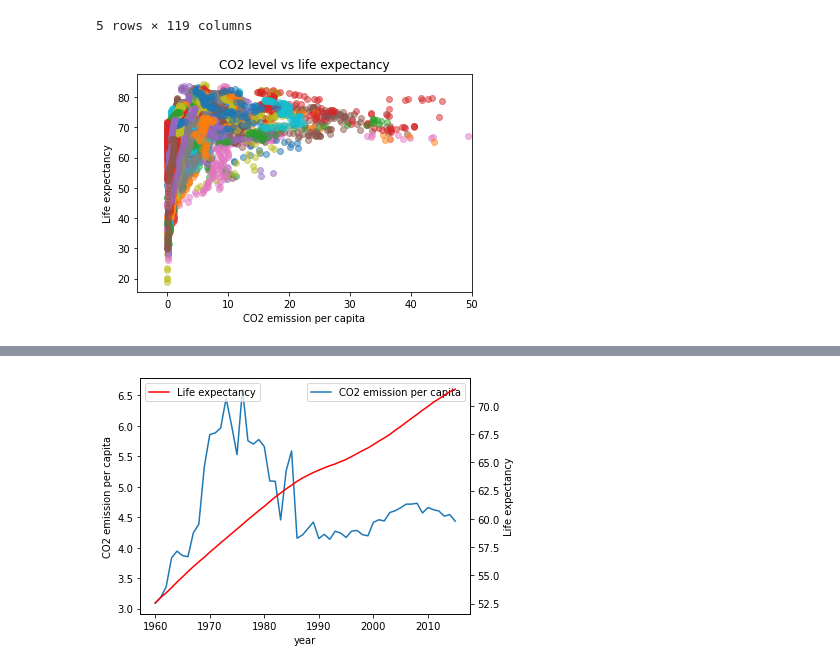
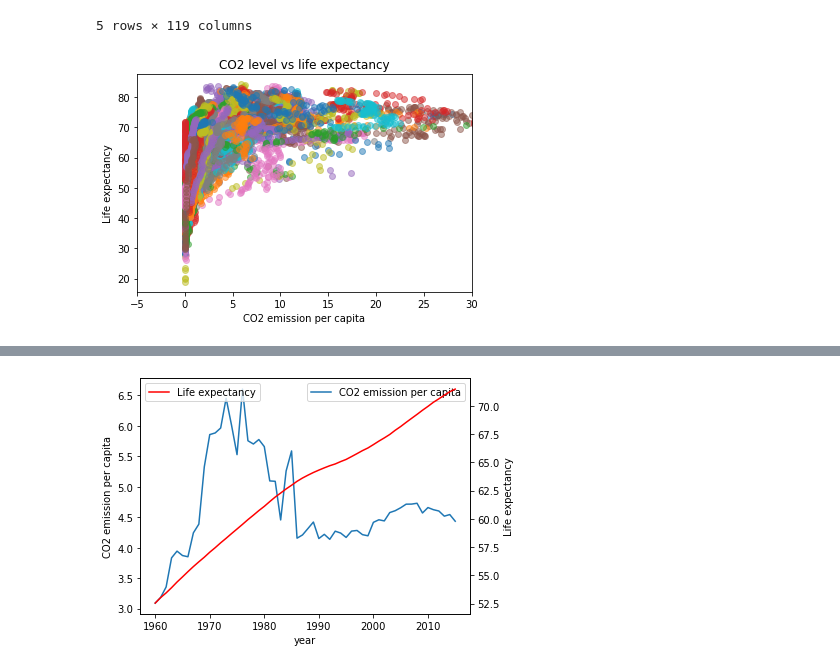
Before and after one commit to Heesu-H/project_1, a Jupyter notebook: CO2_vs_LifeExpectancy_Zheng_Qi.ipynb, the cells around one changed output, grey strips where cells are left out. Cells and saved outputs as stored; diff of their text form; code cells hidden in the pictures.

```diff
--- a/CO2_vs_LifeExpectancy_Zheng_Qi.ipynb
+++ b/CO2_vs_LifeExpectancy_Zheng_Qi.ipynb
@@ -89,23 +91,22 @@ for x in country:
 # %%
 # Loop every coutnry in the country list
 co2=[]
 lf=[]
 for x in country:
     for y in co2_dict[x]:
         co2.append(y)
     for y in lf_dict[x]:
         lf.append(y)
     # Plot the CO2/Life expectancy data of each country
     plt.scatter(co2_dict[x], lf_dict[x], alpha=0.5)
 
 #plt.scatter(co2, lf, alpha=0.5, facecolors='none', edgecolors='blue')
 
-
 # Set up the figure
-plt.xlim(-5,50)
+plt.xlim(-5,30)
 plt.xlabel("CO2 emission per capita")
 plt.ylabel("Life expectancy")
 plt.title("CO2 level vs life expectancy")
 plt.show()
 # %% [output]
-[figure, old version]
+[figure, new version]
```
Also changed, not shown: parts of 2 cells of this notebook.
